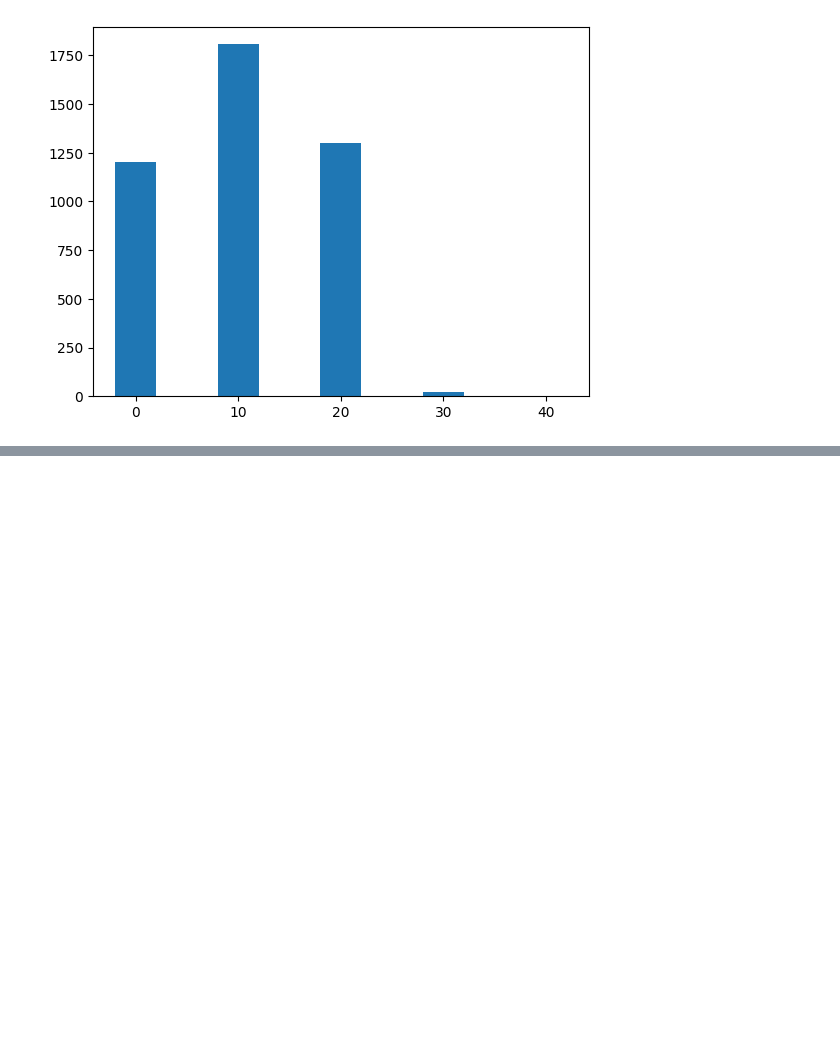
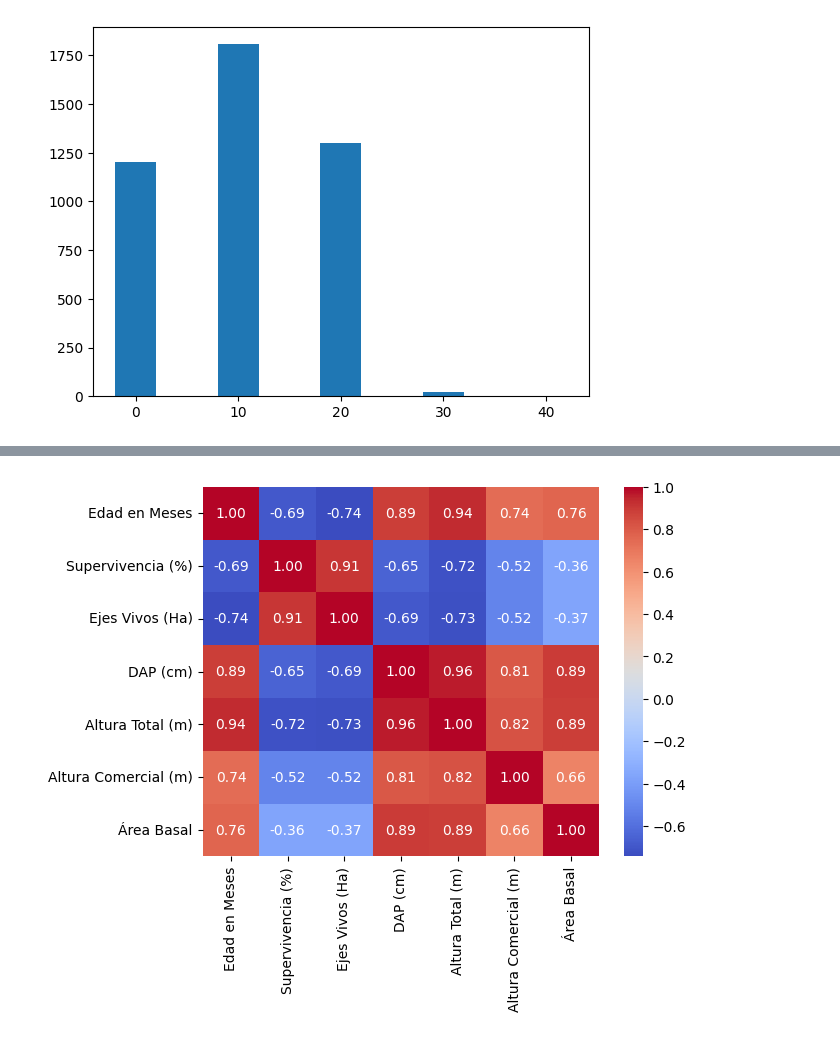
Before and after one commit to BryanCoboF/dataScienceStudy, a Jupyter notebook: graficasYAlgebra.ipynb, the cells around one changed output, grey strips where cells are left out. Saved outputs shown, nothing was run; the diff lists cells and outputs as text; code cells hidden in the pictures; blank space fills up the shorter version.

```diff
--- a/graficasYAlgebra.ipynb
+++ b/graficasYAlgebra.ipynb
@@ -200,0 +170,27 @@ def vectorSumPrim (vectors):
+# %%
+#Correlacion de datos de interes
+def matrizCorr(dfCorrelacion):
+  matrizCorrelacion = dfCorrelacion.corr()
+  sns.heatmap(matrizCorrelacion, annot=True, cmap='coolwarm', fmt=".2f")
+
+
+'''
+def dataFrameResumen(df):
+  titDeseados = []
+  columnas = df.columns
+  print(columnas)
+  for i,_ in enumerate(columnas):
+    print("Desea incluir ---", columnas[i], ' --- en el data frame de datos de interes')
+    ingreso = input("Ingrese 1 si para incluir")
+    if ingreso == 1:
+      titDeseados.append(columnas[i])
+  return df[[titDeseados]].copy()
+'''
+dfCorre = df[['Edad en Meses','Supervivencia (%)', 'Ejes Vivos (Ha)','DAP (cm)','Altura Total (m)', 'Altura Comercial (m)','Área Basal', ]].copy()
+
+#Seleccion de variables a analizar correlacion en un data frame
+#dfResumen = dataFrameResumen(df)
+
+matrizCorr(dfCorre)
+# %% [output]
+[figure, added]
```
Also changed, not shown: parts of 8 cells of this notebook.
